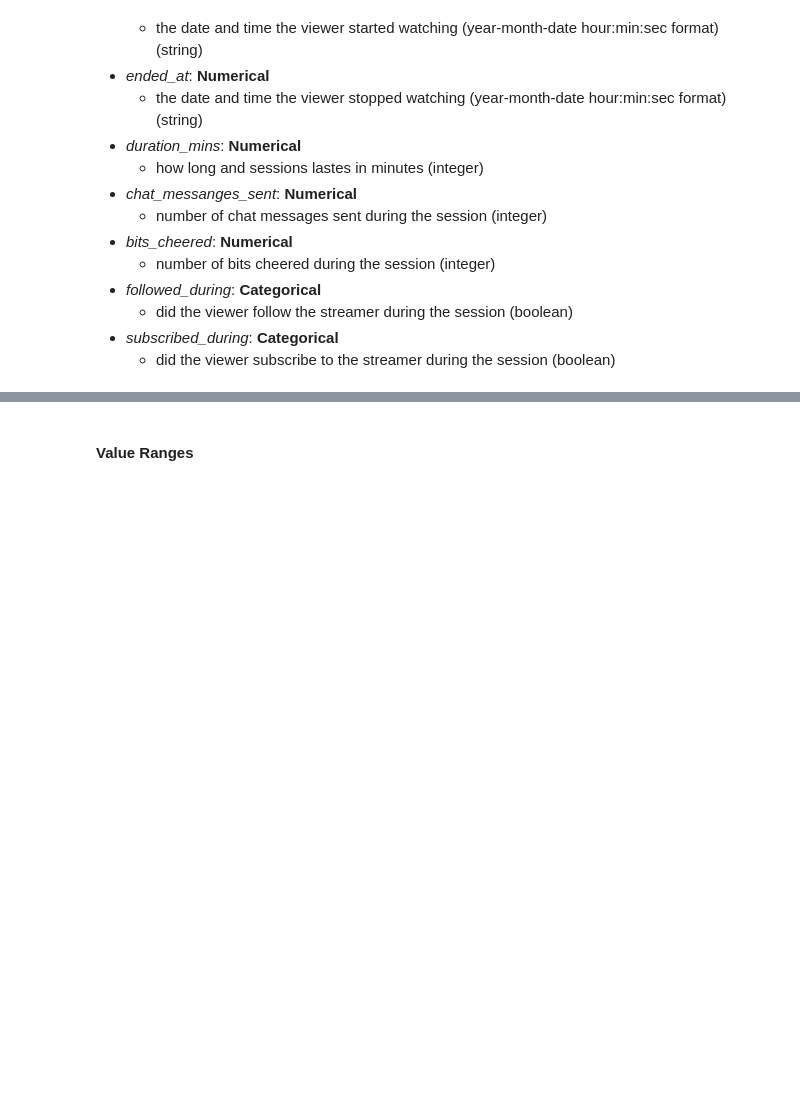
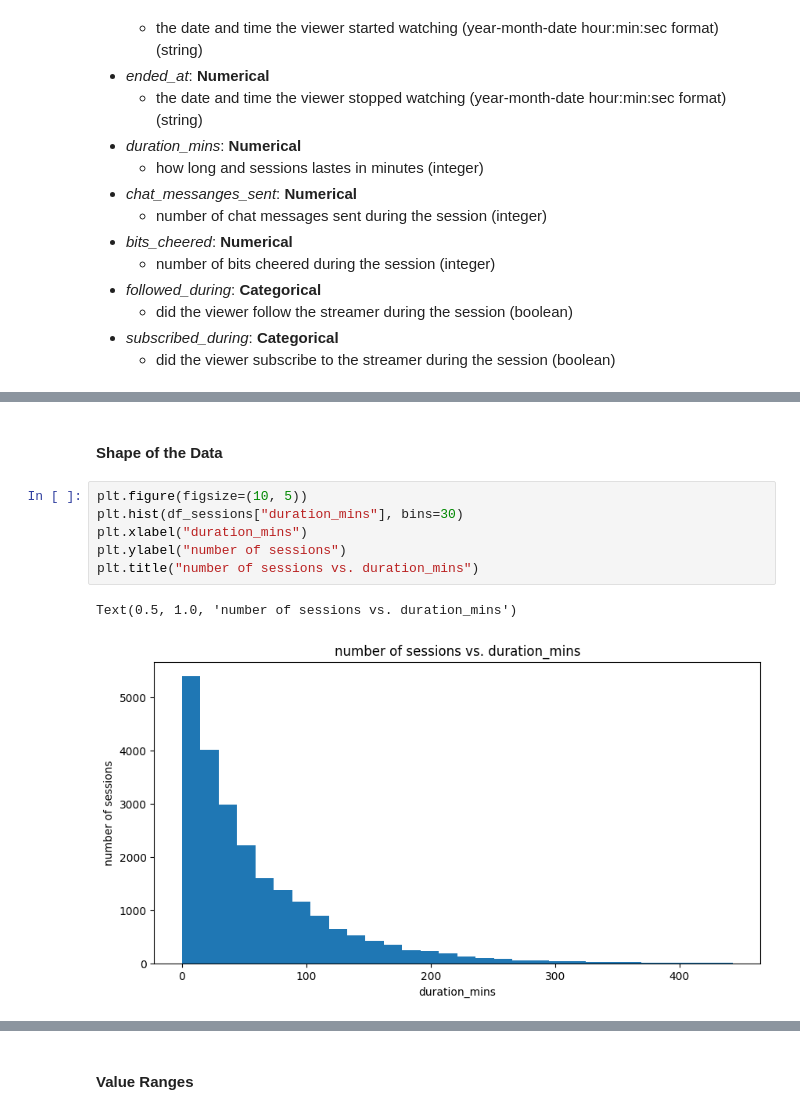
Before and after one commit to ChristianSantos2671/Santos_Christian_A01, a Jupyter notebook: iat461_a1_cs.ipynb, the cells around one changed output, grey strips where cells are left out. Cells and saved outputs as stored; diff of their text form; blank space fills up the shorter version.

Commit message:
Added Plots

```diff
--- a/iat461_a1_cs.ipynb
+++ b/iat461_a1_cs.ipynb
@@ -59,3 +59,14 @@ df_sessions.head()
 | 2 | SES000003 | VWR00704 | STR0008 | SM00124 | 2024-02-15 15:11:00 | 2024-02-15 16:53:00 | 102 | ... |
 | 3 | SES000004 | VWR00926 | STR0024 | SM00373 | 2024-01-18 19:59:00 | 2024-01-18 20:56:00 | 57 | ... |
 | 4 | SES000005 | VWR00883 | STR0008 | SM00120 | 2024-03-19 20:08:00 | 2024-03-19 20:22:00 | 14 | ... |
+# %% [markdown]
+#### Shape of the Data
+# %%
+plt.figure(figsize=(10, 5))
+plt.hist(df_sessions["duration_mins"], bins=30)
+plt.xlabel("duration_mins")
+plt.ylabel("number of sessions")
+plt.title("number of sessions vs. duration_mins")
+# %% [output]
+Text(0.5, 1.0, 'number of sessions vs. duration_mins')
+[figure, added]
```
Also changed, not shown: parts of 11 cells of this notebook.
